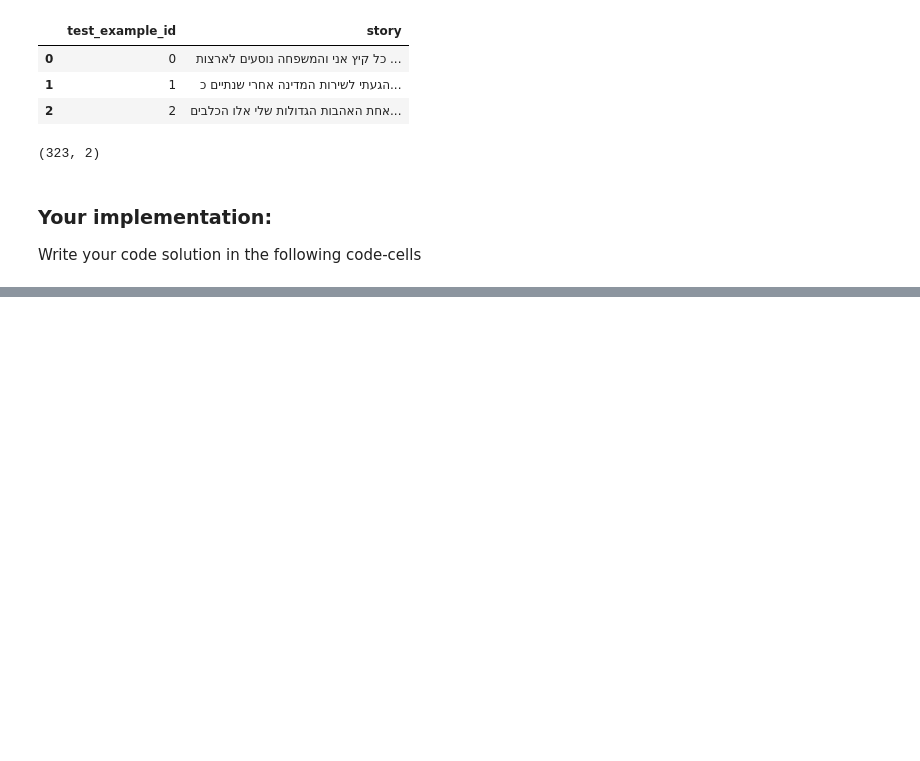
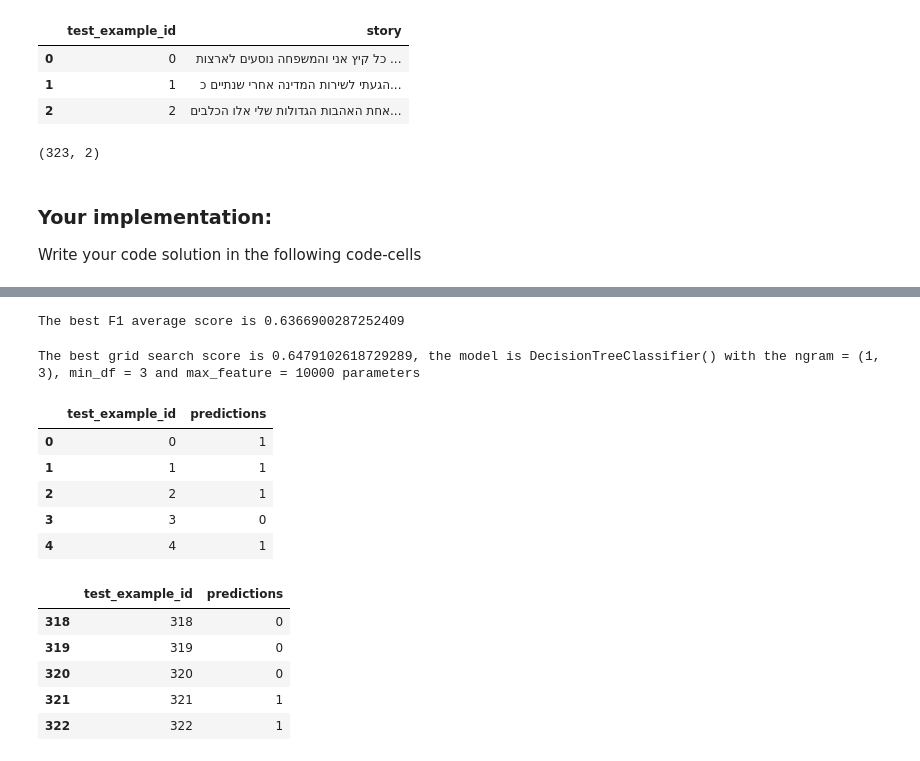
Before and after one commit to AmitMizrahi123/Text-Analysis, a Jupyter notebook: Assignment5-text-analysis.ipynb, the cells around one changed output, grey strips where cells are left out. Cells and saved outputs as stored; diff of their text form; code cells hidden in the pictures; blank space fills up the shorter version.

```diff
--- a/Assignment5-text-analysis.ipynb
+++ b/Assignment5-text-analysis.ipynb
@@ -227,0 +231,34 @@ print(f"Best Score: {grid_search.best_score_}")
+# %%
+# get the param grid by the model
+
+def get_param_grid(model_option):
+    if model_option == ModelOptions.DecisionTreeClassifier:
+        return {
+            'max_depth': [None, 5, 10],
+        }
+    elif model_option == ModelOptions.KNeighborsClassifier:
+        return {
+            'n_neighbors': [3, 5, 7],
+        }
+    return {
+        'alpha': [1, 10],
+        'fit_prior': [True, False]
+    }
+# %%
+# Create vectorizer and normalize
+
+def vectorizer(vect_option, max_feature, ngram, min_d):
+    vect = CountVectorizer(tokenizer=hebrew_text, analyzer='word', max_features=max_feature, ngram_range=ngram, min_df=min_d, decode_error='ignore')
+
+    if vect_option == VectOptions.TfidfVectorizer:
+        vect = TfidfVectorizer(tokenizer=hebrew_text, analyzer='word', max_features=max_feature, ngram_range=ngram, min_df=min_d, decode_error='ignore')
+
+    return vect
+# %%
+def vectorizer_and_normalize(vect_option, X, max_feature, ngram, min_d):
+    vect = vectorizer(vect_option, max_feature, ngram, min_d)
+    vect.fit(X)
+    vect_X = vect.fit_transform(X)
+    vect_X = preprocessing.normalize(vect_X, norm='l2')
+
+    return vect_X, vect
@@ -228,6 +344,26 @@ print(f"Best Score: {grid_search.best_score_}")
+# %%
+print(f"The best F1 average score is {best_score_f1_average}")
+# %% [output]
+The best F1 average score is 0.6366900287252409
+# %%
+print(f"The best grid search score is {best_score_grid_search}, the model is {best_model} with the ngram = {best_ngram}, min_df = {best_min_d} and max_feature = {best_max_feature}")
+# %% [output]
+The best grid search score is 0.6479102618729289, the model is DecisionTreeClassifier() with the ngram = (1, 3), min_df = 3 and max_feature = 10000 parameters
 # %%
-predictions = pipe.predict(X)
-df_predict = pd.DataFrame({'test_example_id': df_test.test_example_id,
-                           'category': predictions})
-df_predict.head(5)
-df_predict.tail(5)
+predictions = best_model.predict(best_vect.transform(df_test.story))
+df_predict = pd.DataFrame({'test_example_id': df_test.test_example_id, 'predictions': predictions})
+df_predict.head()
+df_predict.tail()
+# %% [output]
+|  | test_example_id | predictions |
+| 0 | 0 | 1 |
+| 1 | 1 | 1 |
+| 2 | 2 | 1 |
+| 3 | 3 | 0 |
+| 4 | 4 | 1 |
+|  | test_example_id | predictions |
+| 318 | 318 | 0 |
+| 319 | 319 | 0 |
+| 320 | 320 | 0 |
+| 321 | 321 | 1 |
+| 322 | 322 | 1 |
```
Also changed, not shown: parts of 9 cells of this notebook.
